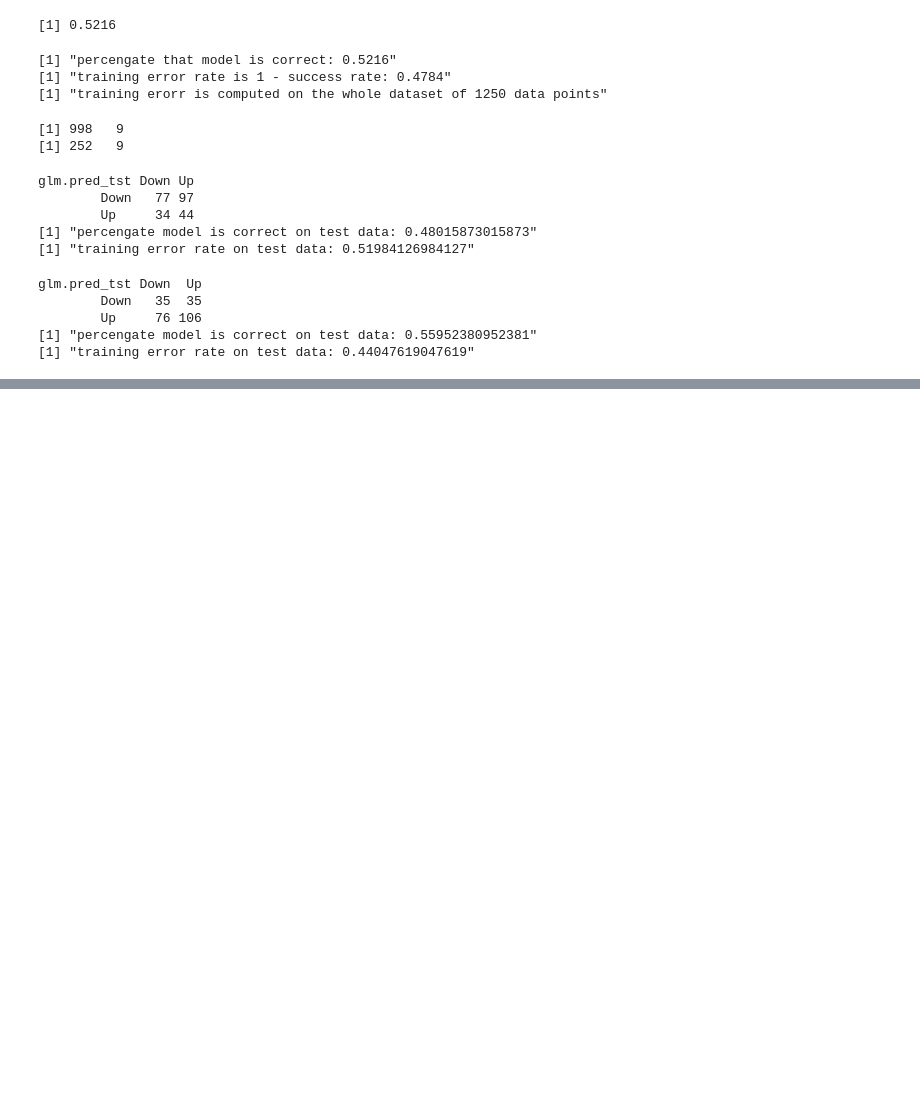
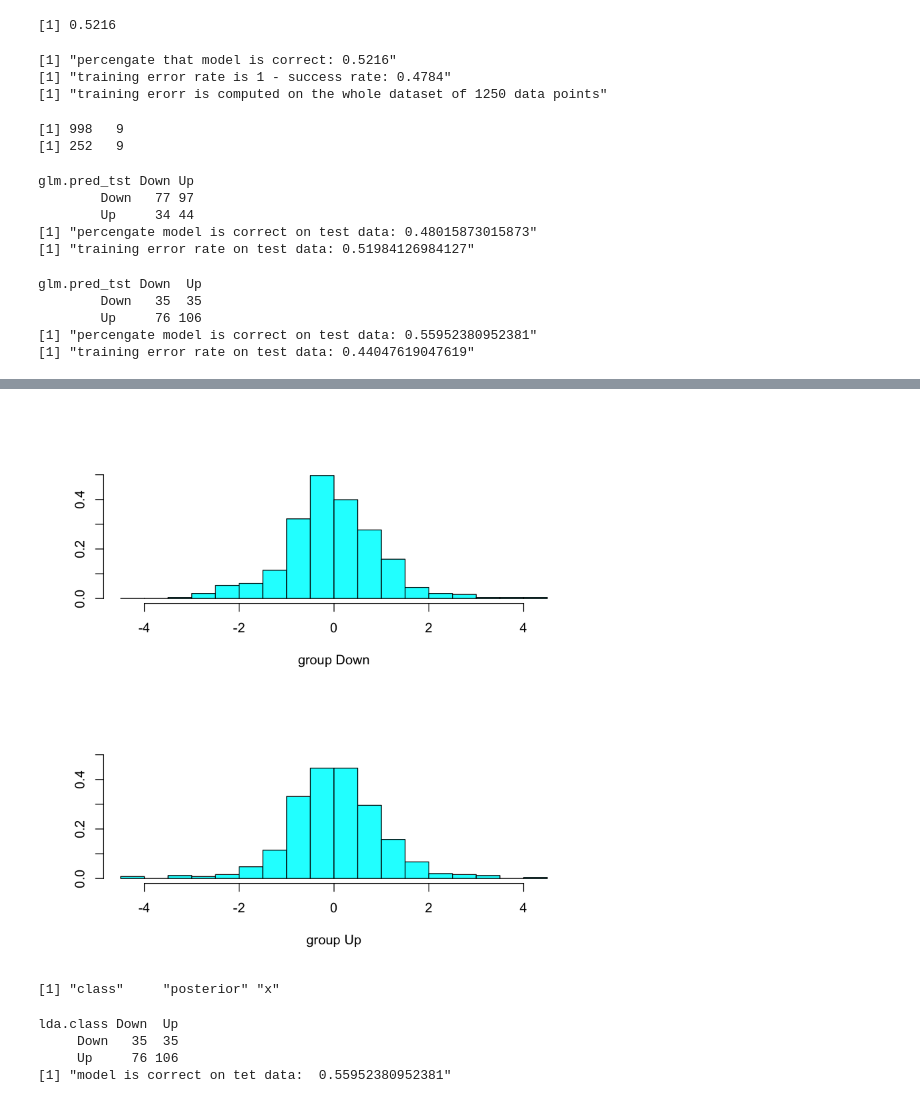
Before and after one commit to slzdevsnp/learn, a Jupyter notebook: tibshirani/ch4-Classification/ch4-lab.ipynb, the cells around one changed output, grey strips where cells are left out. Saved outputs shown, nothing was run; the diff lists cells and outputs as text; code cells hidden in the pictures; blank space fills up the shorter version.

```diff
--- a/tibshirani/ch4-Classification/ch4-lab.ipynb
+++ b/tibshirani/ch4-Classification/ch4-lab.ipynb
@@ -225,0 +226,5 @@ glm.pred_tst Down  Up
+# %%
+require(MASS)
+#run lda fit  on a train dataset
+lda.fit <- lda(Direction~Lag1+Lag2,data = Smarket, subset = train_idx)
+print(lda.fit)
@@ -225,0 +249,18 @@ glm.pred_tst Down  Up
+# %%
+plot(lda.fit) #produces plots of linear discriminants
+#i.e. linear combination of coefficients * predictors
+# %% [output]
+[figure, added]
+# %%
+lda.pred <- predict(lda.fit, Smarket.2005) # on test data
+names(lda.pred) ## see structure of lda.pred object
+lda.class <- lda.pred$class
+cfu_m_lda <- table(lda.class , test$Direction)
+print(cfu_m_lda)
+print(paste("lda model is correct on test data: ", mean(lda.class == test$Direction)))
+# %% [output]
+[1] "class"     "posterior" "x"
+lda.class Down  Up
+     Down   35  35
+     Up     76 106
+[1] "model is correct on tet data:  0.55952380952381"
```
Also changed, not shown: parts of 9 cells of this notebook, 1 other file.
